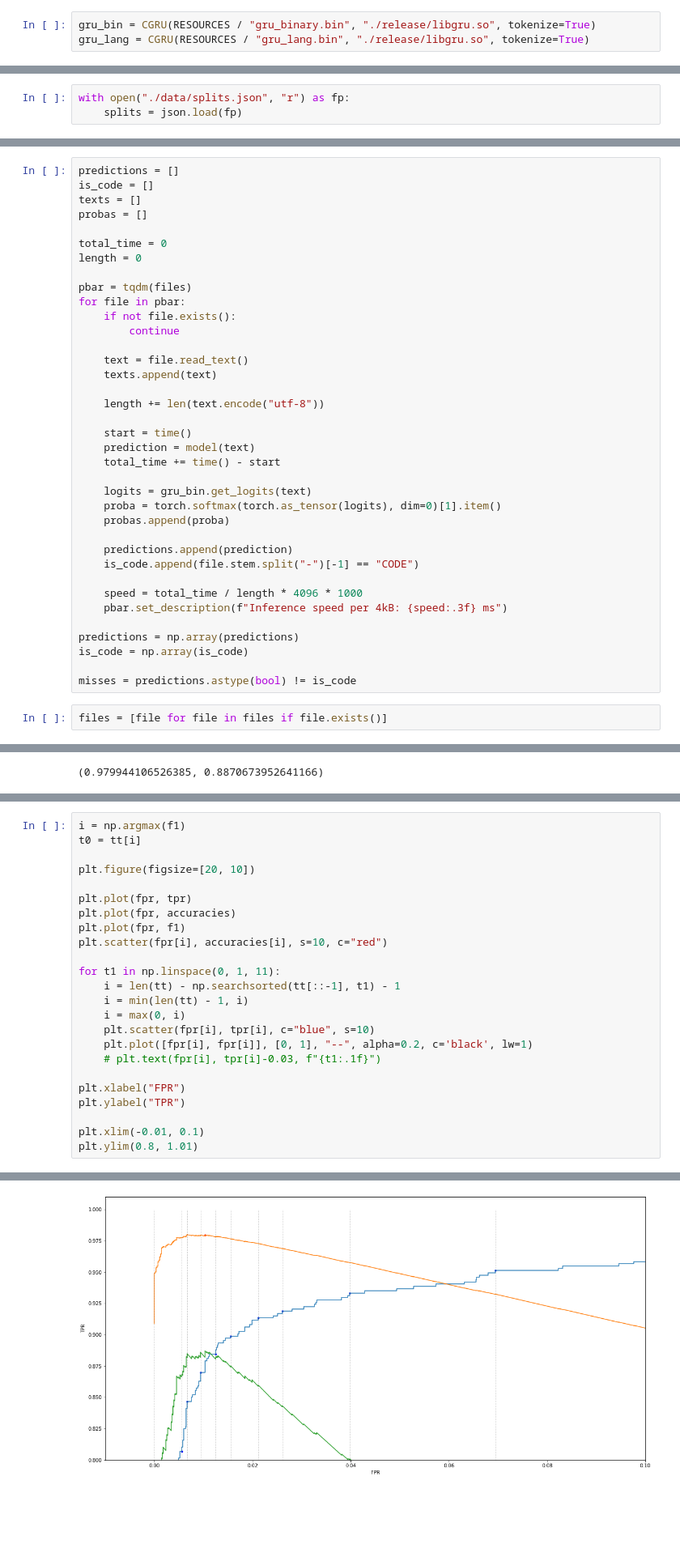
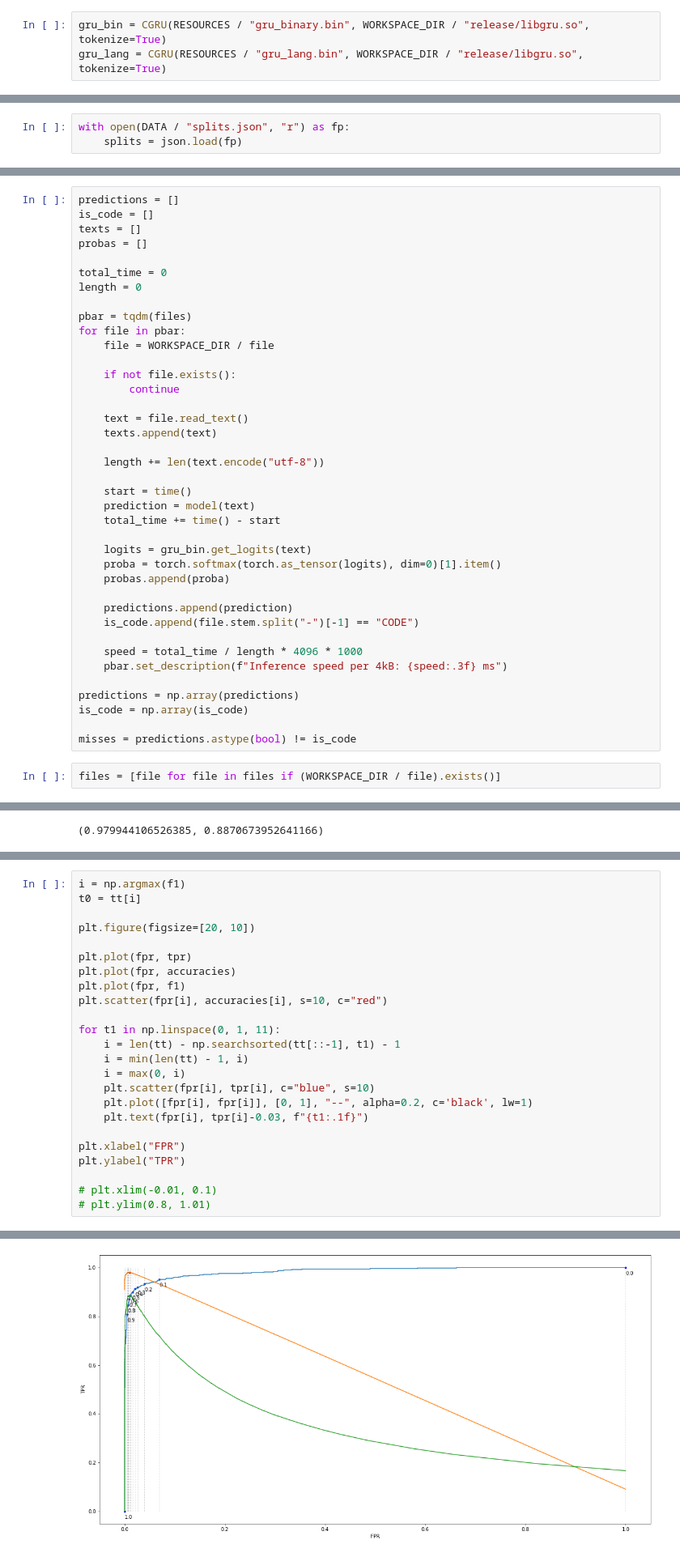
Before and after one commit to kst179/telegram-ml-contest-2nd-round, a Jupyter notebook: train/TestGRU.ipynb, the cells around one changed output, grey strips where cells are left out. Shown at 81% size. Cells and saved outputs as stored; diff of their text form; blank space fills up the shorter version.

```diff
--- a/train/TestGRU.ipynb
+++ b/train/TestGRU.ipynb
@@ -18,6 +18,6 @@ model = CTGLang("./release/libtglang.so")
 # %%
-gru_bin = CGRU(RESOURCES / "gru_binary.bin", "./release/libgru.so", tokenize=True)
-gru_lang = CGRU(RESOURCES / "gru_lang.bin", "./release/libgru.so", tokenize=True)
+gru_bin = CGRU(RESOURCES / "gru_binary.bin", WORKSPACE_DIR / "release/libgru.so", tokenize=True)
+gru_lang = CGRU(RESOURCES / "gru_lang.bin", WORKSPACE_DIR / "release/libgru.so", tokenize=True)
 # %%
 logits = gru_lang.get_logits("array = malloc(10);\n free(array);")
 
@@ -29,7 +29,7 @@ plt.xticks(rotation=90);
 # %%
 files = list(Path("./data/extra/").glob("*/*.txt"))
 # %%
-with open("./data/splits.json", "r") as fp:
+with open(DATA / "splits.json", "r") as fp:
     splits = json.load(fp)
 # %%
 files = list(Path(file) for file in splits["test_tg"].keys()) + \
@@ -49,6 +53,8 @@ length = 0
 
 pbar = tqdm(files)
 for file in pbar:
+    file = WORKSPACE_DIR / file
+
     if not file.exists():
         continue
 
@@ -76,7 +82,7 @@ is_code = np.array(is_code)
 
 misses = predictions.astype(bool) != is_code
 # %%
-files = [file for file in files if file.exists()]
+files = [file for file in files if (WORKSPACE_DIR / file).exists()]
 # %%
 misses = predictions.astype(bool) != is_code.astype(bool)
 
@@ -160,11 +153,11 @@ for t1 in np.linspace(0, 1, 11):
     i = max(0, i)
     plt.scatter(fpr[i], tpr[i], c="blue", s=10)
     plt.plot([fpr[i], fpr[i]], [0, 1], "--", alpha=0.2, c='black', lw=1)
-    # plt.text(fpr[i], tpr[i]-0.03, f"{t1:.1f}")
+    plt.text(fpr[i], tpr[i]-0.03, f"{t1:.1f}")
 
 plt.xlabel("FPR")
 plt.ylabel("TPR")
 
-plt.xlim(-0.01, 0.1)
-plt.ylim(0.8, 1.01)
+# plt.xlim(-0.01, 0.1)
+# plt.ylim(0.8, 1.01)
 # %% [output]
@@ -172,4 +165,4 @@ plt.ylim(0.8, 1.01)
-[figure, old version]
+[figure, new version]
 # %%
 for _, row in data[data.is_miss == 1].iterrows():
     print('='*10, row["file"], row["prediction_str"], '='*10)
```
Also changed, not shown: parts of 10 cells of this notebook, 1 other file.
